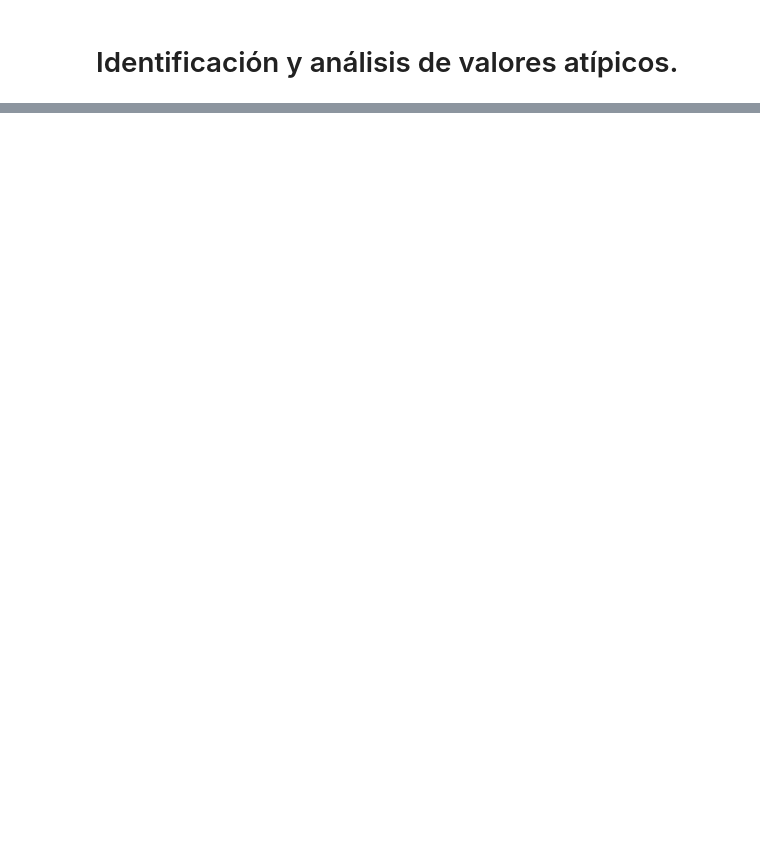
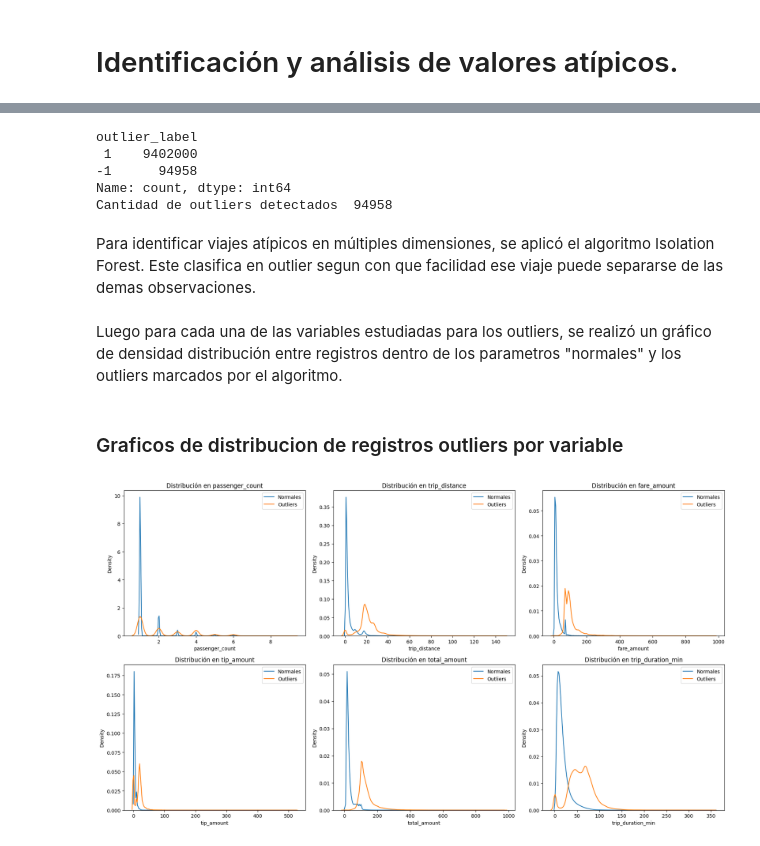
Before and after one commit to mmaddalena/TA047R-2C2025-GRUPO09, a Jupyter notebook: TP1/TA047R_TP1_GRUPO09_ENTREGA_EJ1.ipynb, the cells around one changed output, grey strips where cells are left out. Drawn from its saved outputs; the diff is of its cells as text; code cells hidden in the pictures; blank space fills up the shorter version.

```diff
--- a/TP1/TA047R_TP1_GRUPO09_ENTREGA_EJ1.ipynb
+++ b/TP1/TA047R_TP1_GRUPO09_ENTREGA_EJ1.ipynb
@@ -706,0 +708,7 @@ Mejor Decision: eliminar registros negativos o incoherentes; conservar outliers
+# %%
+url = 'https://drive.google.com/file/d/1WKTxrjZNmfFqhD79KUbScs_kFGlv0Dg_/view?usp=drive_link'
+output_path = 'dataset_taxi_hasta_atipicos_univaraidos.parquet'
+gdown.download(url, output_path, quiet=False,fuzzy=True)
+
+dataset = pq.read_table("dataset_taxi_hasta_atipicos_univaraidos.parquet")
+dataset = dataset.to_pandas()
@@ -706,0 +724,51 @@ Mejor Decision: eliminar registros negativos o incoherentes; conservar outliers
+# %%
+from sklearn.ensemble import IsolationForest
+
+# Copiamos dataset para no modificar el original
+df_outliers = dataset.copy()
+
+df_outliers["tip_percentage"] = np.where(df_outliers["fare_amount"] > 0,
+                                         df_outliers["tip_amount"] / df_outliers["fare_amount"] * 100,
+                                         0)
+
+# Seleccionamos features relevantes para detección de outliers
+features = ["passenger_count", "trip_distance", "fare_amount", "tip_amount", "total_amount", "trip_duration_min"]
+
+# --- Outliers multidimensionales con Isolation Forest ---
+iforest = IsolationForest(n_estimators=100, contamination=0.01, random_state=42)
+df_outliers["outlier_label"] = iforest.fit_predict(df_outliers[features].fillna(0))
+
+print(df_outliers["outlier_label"].value_counts())
+
+# Visualizamos algunos viajes anómalos detectados
+outliers_detectados = df_outliers[df_outliers["outlier_label"] == -1]
+print("Cantidad de outliers detectados ", df_outliers[df_outliers['outlier_label'] == -1].shape[0])
+# %% [output]
+outlier_label
+ 1    9402000
+-1      94958
+Name: count, dtype: int64
+Cantidad de outliers detectados  94958
+# %% [markdown]
+Para identificar viajes atípicos en múltiples dimensiones, se aplicó el algoritmo Isolation Forest.
+Este clasifica en outlier segun con que facilidad ese viaje puede separarse de las demas observaciones.
+# %% [markdown]
+Luego para cada una de las variables estudiadas para los outliers, se realizó un gráfico de densidad distribución entre registros dentro de los parametros "normales" y los outliers marcados por el algoritmo.
+# %% [markdown]
+### Graficos de distribucion de registros outliers por variable
+# %%
+features = ["passenger_count", "trip_distance", "fare_amount", "tip_amount", "total_amount", "trip_duration_min"]
+
+fig, axes = plt.subplots(nrows=2, ncols=3, figsize=(18, 10))
+axes = axes.flatten()  # para recorrerlos fácilmente en un solo loop
+
+for i, col in enumerate(features):
+    sns.kdeplot(df_outliers[col], label="Normales", ax=axes[i])
+    sns.kdeplot(outliers_detectados[col], label="Outliers", ax=axes[i])
+    axes[i].set_title(f"Distribución en {col}")
+    axes[i].legend()
+
+plt.tight_layout()
+plt.show()
+# %% [output]
+[figure, added]
```
Also changed, not shown: parts of 94 cells of this notebook, 1 other file.
